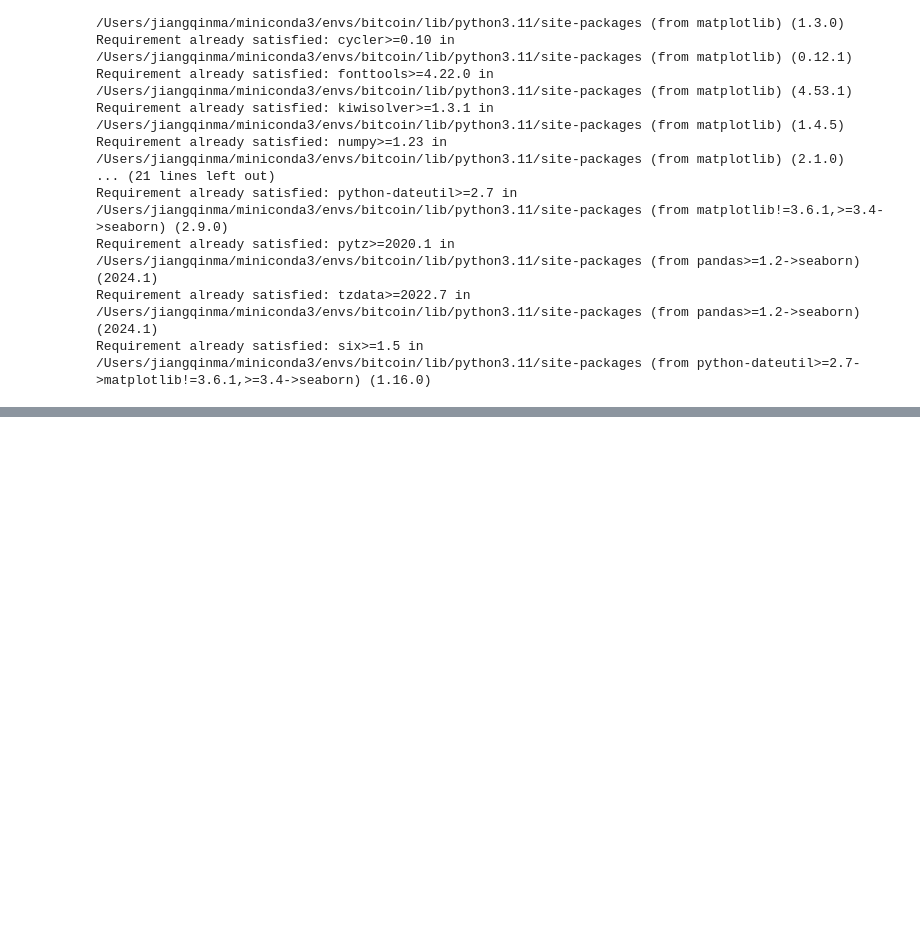
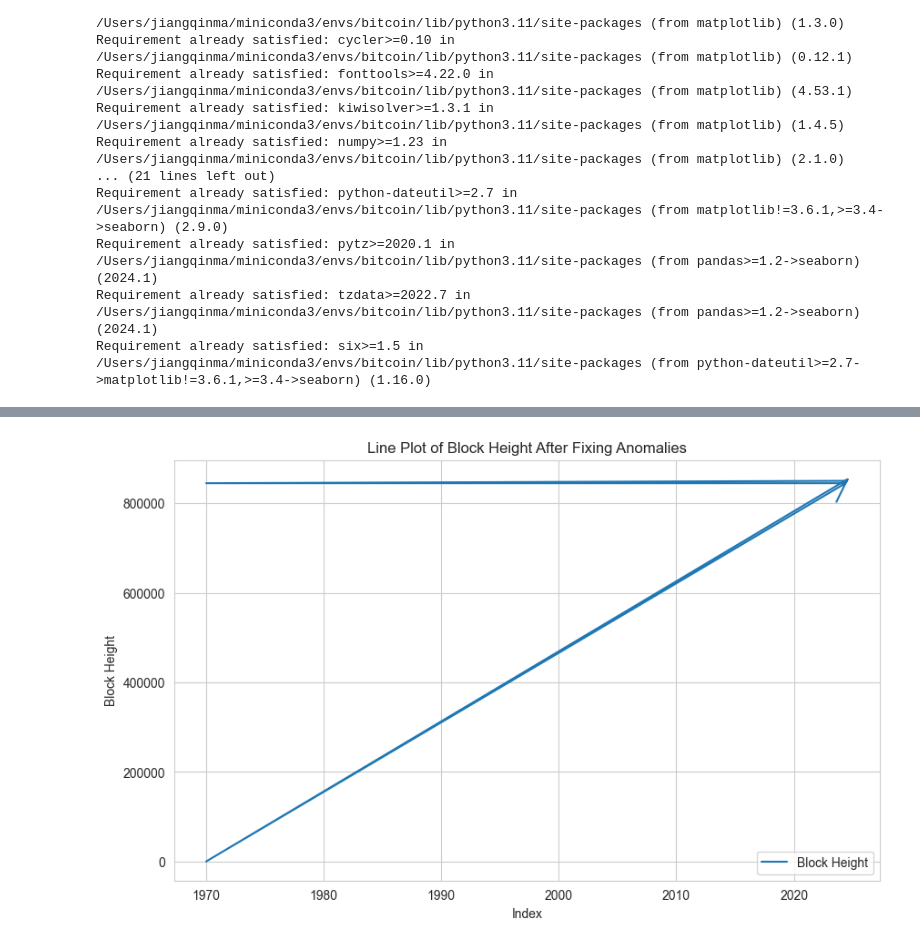
Before and after one commit to majiangqin/bitcoin, a Jupyter notebook: EDA.ipynb, the cells around one changed output, grey strips where cells are left out. Saved outputs shown, nothing was run; the diff lists cells and outputs as text; code cells hidden in the pictures; blank space fills up the shorter version.

```diff
--- a/EDA.ipynb
+++ b/EDA.ipynb
@@ -152,9 +163,0 @@ No NaN values found after handling.
-# %%
-# Log transform fee-related features
-fee_features = [
-        'min_fee_rate', 'max_fee_rate', 'avg_fee_rate', 'median_fee_rate',
-        'fee_rate_10th', 'fee_rate_90th', 'fee_rate_std', 'total_fee',
-        'mempool_min_fee', 'block_median_fee_rate'
-    ]
-for feature in fee_features:
-    df[f'{feature}_log'] = np.log1p(df[feature])
@@ -206,0 +164,8 @@ Final data shape: (7300, 21)
+# %%
+# Calculate the difference between consecutive block_height values to find any anomalies
+df['block_height_diff'] = df['block_height'].diff()
+
+# Look for large jumps in block_height (should typically be 1)
+anomalies = df[df['block_height_diff'] > 1]
+print(f"Found {len(anomalies)} anomalies in block_height increments:")
+print(anomalies[['block_height', 'block_height_diff']])
@@ -206,0 +180,19 @@ Final data shape: (7300, 21)
+# %%
+# Remove the row with the extreme block_height outlier
+
+# Manually filter out the problematic block_height values
+df_cleaned = df[(df['block_height'] != 188893824) &
+                (df['block_height'] != 853599) &
+                (df['block_height'] != 844971) &
+                (df['block_height'] != 850099)]
+# %%
+# Visualize the cleaned block_height
+plt.figure(figsize=(10, 6))
+plt.plot(df_cleaned['block_height'], label='Block Height')
+plt.title("Line Plot of Block Height After Fixing Anomalies")
+plt.xlabel("Index")
+plt.ylabel("Block Height")
+plt.legend()
+plt.show()
+# %% [output]
+[figure, added]
```
Also changed, not shown: parts of 30 cells of this notebook, 1 other file.
